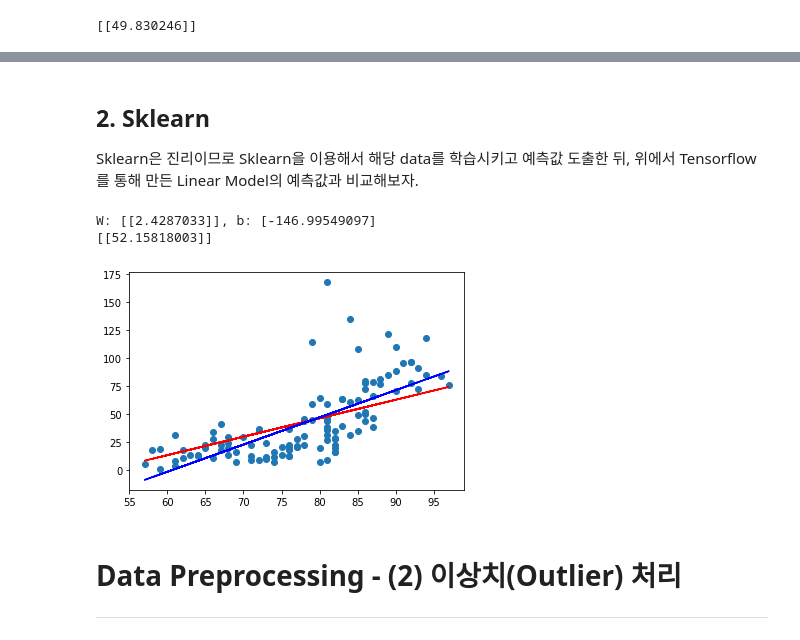
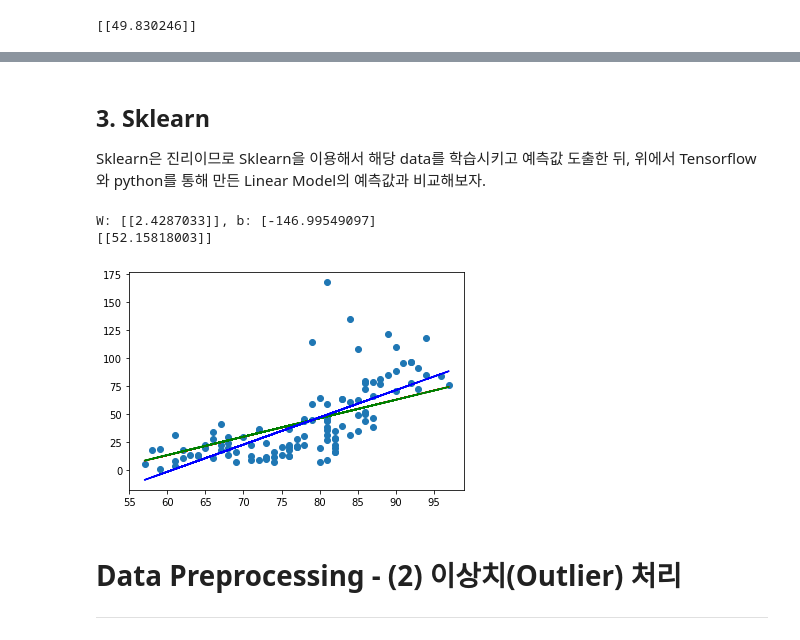
Before and after one commit to sammitako/TIL, a Jupyter notebook: Machine Learning/source-code/ML_0225.ipynb, the cells around one changed output, grey strips where cells are left out. Saved outputs shown, nothing was run; the diff lists cells and outputs as text; code cells hidden in the pictures.

Commit message:
Simple Linear Regression Wrap-up

```diff
--- a/Machine Learning/source-code/ML_0225.ipynb
+++ b/Machine Learning/source-code/ML_0225.ipynb
@@ -111,6 +220,6 @@ print(result) # [[46.586555]] -> 예측값이 맞는거야? 틀린거야?
 # %% [markdown]
-## 2. Sklearn
-Sklearn은 진리이므로 Sklearn을 이용해서 해당 data를 학습시키고 예측값 도출한 뒤, 위에서 Tensorflow를 통해 만든 Linear Model의 예측값과 비교해보자.
+## 3. Sklearn
+Sklearn은 진리이므로 Sklearn을 이용해서 해당 data를 학습시키고 예측값 도출한 뒤, 위에서 Tensorflow와 python를 통해 만든 Linear Model의 예측값과 비교해보자.
 # %%
 import numpy as np
 import pandas as pd
@@ -119,34 +228,35 @@ from sklearn import linear_model
 
 # 1. Training Data Set
 df = pd.read_csv('data/ozone.csv')
 training_data = df[['Ozone', 'Temp']]
 training_data = training_data.dropna(how='any')
 x_data = training_data['Temp'].values.reshape(-1, 1)
 t_data = training_data['Ozone'].values.reshape(-1, 1)
 
 # 2. Linear Regression Model 생성
 model = linear_model.LinearRegression()
 
 # 3. 모델 학습
 model.fit(x_data, t_data)
 
 # 4. Weight, bias 출력
 # (참고) tensorflow 구현 - W: [[0.56191754]], b: [[0.50884414]]
 print('W: {}, b: {}'.format(model.coef_, model.intercept_)) # W: [[2.4287033]], b: [-146.99549097]
 
 
 # 5. Prediction
 print(model.predict([[82]])) # [[52.15818003]]
 
 # 6. Visualization - Tensorflow vs. Sklearn
 plt.scatter(x_data, t_data)
 plt.plot(x_data, x_data*W_val.ravel() + b_val, color='r') # Tensorflow
+plt.plot(x_data, x_data*W.ravel() + b, color='g') # Python
 plt.plot(x_data, x_data*model.coef_.ravel() + model.intercept_, color='b') # Sklearn (정답)
 plt.show()
 # %% [output]
 W: [[2.4287033]], b: [-146.99549097]
 [[52.15818003]]
-[figure, old version]
+[figure, new version]
 # %% [markdown]
 # Data Preprocessing - (2) 이상치(Outlier) 처리
 -----
```
Also changed, not shown: parts of 3 cells of this notebook, 4 other files.
